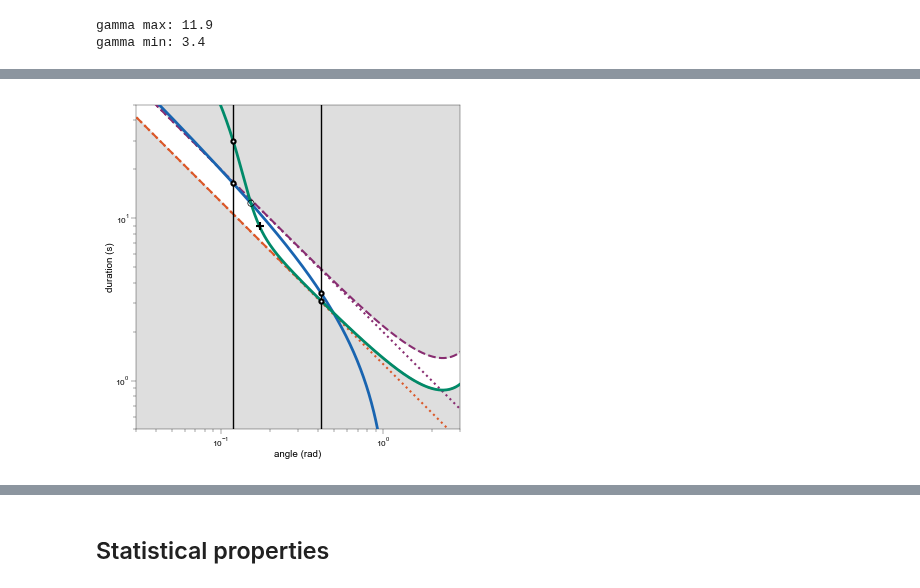
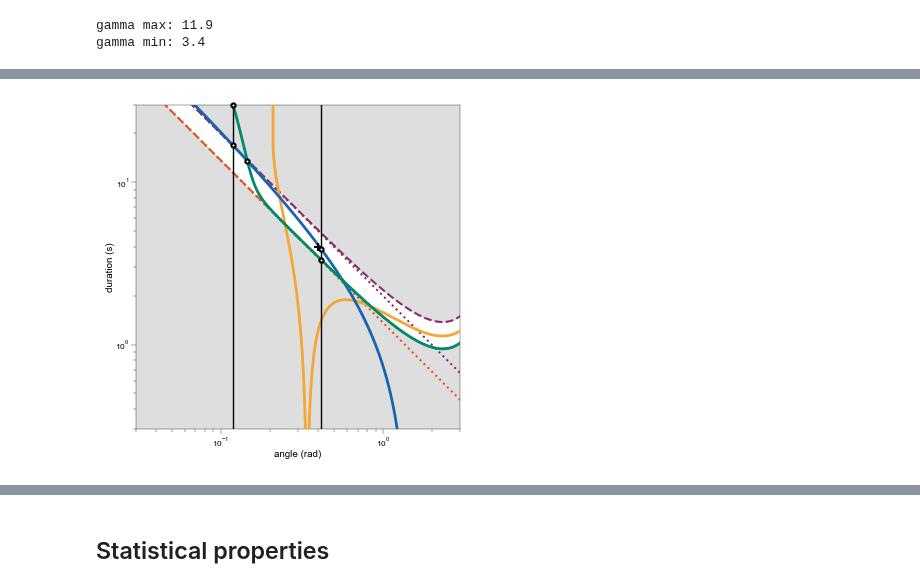
Before and after one commit to EPFL-ENAC/LUTS-pneuma-simulator, a Jupyter notebook: notebooks/discrete.ipynb, the cells around one changed output, grey strips where cells are left out. Saved outputs shown, nothing was run; the diff lists cells and outputs as text; code cells hidden in the pictures.

```diff
--- a/notebooks/discrete.ipynb
+++ b/notebooks/discrete.ipynb
@@ -553,8 +551,7 @@ def nonlinear_derivative(Dt, s_check_ell, v_check, S, Dx, v_ell, lam, v0, s0):
     vo_prime = 1 / (lam * (1 - x / v0))
     return v_ell + vo_prime * 2 * S / Dt**2
 # %%
-def solve_nonlinear(s_check_ell, v_check, S, Dx, v_ell, lam, v0, s0,
-                    max_iter=50, tol=1e-13, eps=1e-13):
+def solve_nonlinear(s_check_ell, v_check, S, Dx, v_ell, lam, v0, s0, max_iter=50, tol=1e-14, eps=1e-14):
     """
     Solve nonlinear(Dt) = 0 safely with Newton-Raphson, constrained to Dt > Dt0.
     Uses midpoint initialization between Dt0 and Dt_max for robust convergence.
@@ -576,9 +573,9 @@ def solve_nonlinear(s_check_ell, v_check, S, Dx, v_ell, lam, v0, s0,
     Dt : float or None
         Root of nonlinear(Dt) above Dt0, or None if no solution found
     """
-    Dt0 = 2*S / (v0 + v_check)   # lower bound
-    Dt_max = S / v_check          # reference upper point
-    Dt = (Dt0 + Dt_max)/2         # safe initial guess
+    Dt0 = 2 * S / (v0 + v_check)  # lower bound
+    Dt_max = S / v_check  # reference upper point
+    Dt = (Dt0 + Dt_max) / 2  # safe initial guess
 
     for i in range(max_iter):
         f = nonlinear(Dt, s_check_ell, v_check, S, Dx, v_ell, lam, v0, s0)
@@ -592,7 +589,7 @@ def solve_nonlinear(s_check_ell, v_check, S, Dx, v_ell, lam, v0, s0,
         Dt_new = Dt - f / f_prime
 
         # Ensure we stay above Dt0 (eps necessary)
-        Dt_new = max(Dt_new, Dt0+eps)
+        Dt_new = max(Dt_new, Dt0 + eps)
 
         # Convergence check
         if abs(Dt_new - Dt) < tol:
@@ -772,14 +846,15 @@ t_1_ell_hat=-48.23s  t_2_hat= 4.90s  PET_ell_hat=53.13s
 # %%
 # --- Sweep phi values ---
 l_0_phi, l_ell_phi, l_f_phi, l_max_phi = [], [], [], []
-feasible_phi = []
-feasible_ell = []
-feasible_f = []
-phis = np.exp(np.linspace(np.log(1e-2), np.log(10), 1000))
+l_PET = []
+phis = np.exp(np.linspace(np.log(1e-2), np.log(4), 1000))
 for n, phi in enumerate(phis):
     R_phi, S_phi, Dx_phi = geom(phi)
     Dt_0_phi = 2 * S_phi / (v0 + v_check)
     Dt_max_phi = S_phi / v_check
+    # Sove PET=0
+    delta_t_solution = compute_delta_t_PET(W, s, w, x_check, x_check_ell_check, v_ell_check, v_check, y_check, phi)
+    l_PET.append(delta_t_solution)
     # Solve both bounds
     Dt_f_phi = closed_form(s_check_f, Dx_phi, v_f, lam_f, v0_f, s0_f)
     args_phi = (s_check_ell_hat, v_check, S_phi, Dx_phi, v_ell_hat, lam, v0, s0)
@@ -790,68 +865,69 @@ for n, phi in enumerate(phis):
     l_max_phi.append(Dt_max_phi)
 # %%
 %matplotlib inline
-if True:
+if phi_star:
     # --- Plot ---
     fig, ax = plt.subplots(figsize=(9 * cm, 9 * cm))
     ax.set_aspect("equal")
 
     # add labels here
-    ax.plot(phis, l_f_phi,  color=dark_blue, lw=2, zorder=20, label="new follower")
+    ax.plot(phis, l_PET,  color=orange, lw=2, zorder=20)
+    ax.plot(phis, l_f_phi, color=dark_blue, lw=2, zorder=20, label="new follower")
     ax.plot(phis, l_ell_phi, color=dark_teal, lw=2, zorder=20, label="new leader")
-    ax.plot(phis, l_0_phi,  color=vermilion, ls="--", lw=1.5, zorder=10, label="singularity")
+    ax.plot(phis, l_0_phi, color=vermilion, ls="--", lw=1.5, zorder=10, label="singularity")
     ax.plot(phis, l_max_phi, color=dark_purple, ls="--", lw=1.5, zorder=10, label="deceleration")
-    ax.fill_between(phis, l_max_phi, 10000, color=grey)
-    ax.plot(phis, scaling_0(phis, v0, v_check),  c=vermilion, ls=':', zorder=15, lw=1.5)
-    ax.plot(phis, scaling_max(phis, v_check),    c=dark_purple, ls=':', zorder=15, lw=1.5)
-    ax.axvline(phi_min, color='k', ls="-", lw=1, zorder=20)
-    ax.axvline(phi_max, color='k', ls="-", lw=1, zorder=20)
+    ax.fill_between(phis, cast(Any, l_max_phi), 10000, color=grey)
+    ax.plot(phis, scaling_0(phis, v0, v_check), c=vermilion, ls=":", zorder=15, lw=1.5)
+    ax.plot(phis, scaling_max(phis, v_check), c=dark_purple, ls=":", zorder=15, lw=1.5)
+    ax.axvline(phi_min, color="k", ls="-", lw=1, zorder=20)
+    ax.axvline(phi_max, color="k", ls="-", lw=1, zorder=20)
     phis_max = []
     phis_0 = []
     Ds_max = []
     Ds_0 = []
-    #ax.axvline(geometric_mean([phi_min,phi_max]), color='k', ls=":", lw=1, zorder=20)
-    ax.fill_between(phis, l_0_phi, color=grey)
+    # ax.axvline(geometric_mean([phi_min,phi_max]), color='k', ls=":", lw=1, zorder=20)
+    ax.fill_between(phis, cast(Any, l_0_phi), color=grey)
     for solution in solutions:
-        ax.scatter(solution[0],solution[1], ec='k',lw=.5,fc='none',marker='o',s=20,zorder=100)
+        ax.scatter(solution[0], solution[1], marker=MarkerStyle("."), lw=1.5, ec="k", fc="w", zorder=100, clip_on=False)
 
     # Corner points
-    ax.scatter(phi_min, Dt_ell_phi_min, marker='.', lw=1.5, ec='k', fc='w', zorder=100)
-    ax.scatter(phi_min, Dt_f_phi_min, marker='.', lw=1.5, ec='k', fc='w', zorder=100)
-    ax.scatter(phi_max, Dt_ell_phi_max, marker='.', lw=1.5, ec='k', fc='w', zorder=100)
-    ax.scatter(phi_max, Dt_f_phi_max, marker='.', lw=1.5, ec='k', fc='w', zorder=100)
+    ax.scatter(phi_min, Dt_ell_phi_min, marker=MarkerStyle("."), lw=1.5, ec="k", fc="w", zorder=100, clip_on=False)
+    ax.scatter(phi_min, Dt_f_phi_min, marker=MarkerStyle("."), lw=1.5, ec="k", fc="w", zorder=100, clip_on=False)
+    ax.scatter(phi_max, Dt_ell_phi_max, marker=MarkerStyle("."), lw=1.5, ec="k", fc="w", zorder=100, clip_on=False)
+    ax.scatter(phi_max, Dt_f_phi_max, marker=MarkerStyle("."), lw=1.5, ec="k", fc="w", zorder=100, clip_on=False)
 
     ## Critical point
-    #if phi_c:
-    ax.scatter(phi_star, Dt, marker='+', lw=1.5, ec='k', fc='w', zorder=100)
+    # if phi_c:
+    ax.scatter(phi_star, Dt, marker=MarkerStyle("+"), lw=1.5, ec="k", fc="w", zorder=100)
 
     ax.set_xlabel("angle (rad)", labelpad=0)
     ax.set_ylabel("duration (s)", labelpad=0)
-    ax.tick_params(axis='both', which='major', pad=1)
-    ax.set_yscale('log')
-    ax.set_xscale('log')
-    plt.xlim(.03, 3)
-    plt.ylim(.5, 50)
+    ax.tick_params(axis="both", which="major", pad=1)
+    ax.set_yscale("log")
+    ax.set_xscale("log")
+    plt.xlim(0.03, 3)
+    plt.ylim(0.3, 30)
 
     ## <<< LEGEND ADDITION >>>
-    #ax.legend(
+    # ax.legend(
     #    loc="upper right",
     #    frameon=False,
     #    handlelength=2,
     #    borderpad=0,
     #    labelspacing=.2,
-    #)
+    # )
 
     fig.tight_layout(pad=0)
-    #plt.savefig(
+    # plt.savefig(
     #    "./output/sketches/lc_phi_omg.pdf",
     #    format="pdf",
     #    transparent=True,
     #    bbox_inches="tight",
     #    pad_inches=0.01,
-    #)
+    # )
     plt.show()
 # %% [output]
-[figure, old version]
+[figure, new version]
 # %%
 theta_imath, x_imath, y_imath, x_psi, y_psi, p, x_p, y_p = details
 # reference y0 depends on sign
```
Also changed, not shown: parts of 22 cells of this notebook.
